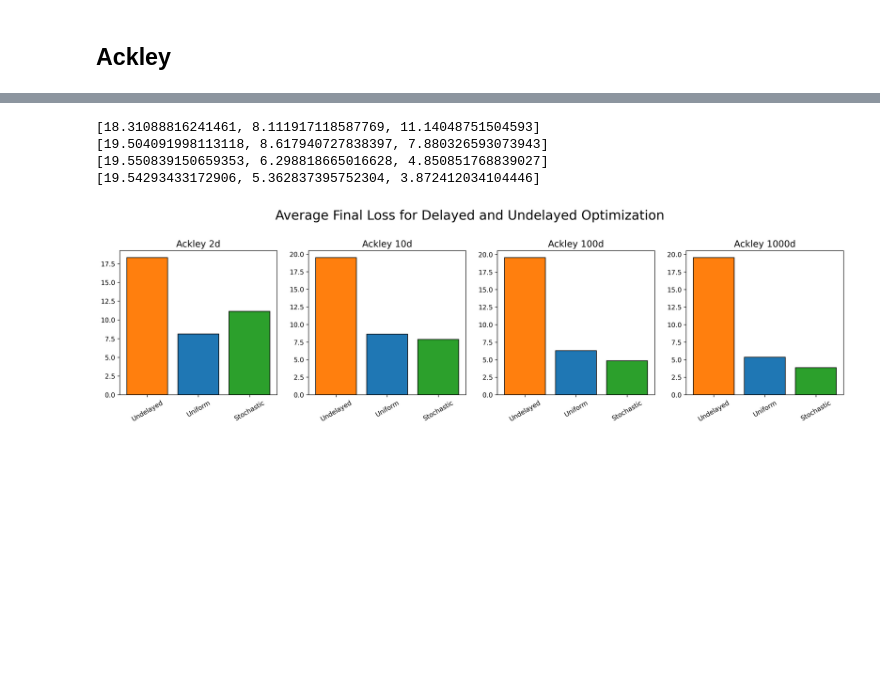
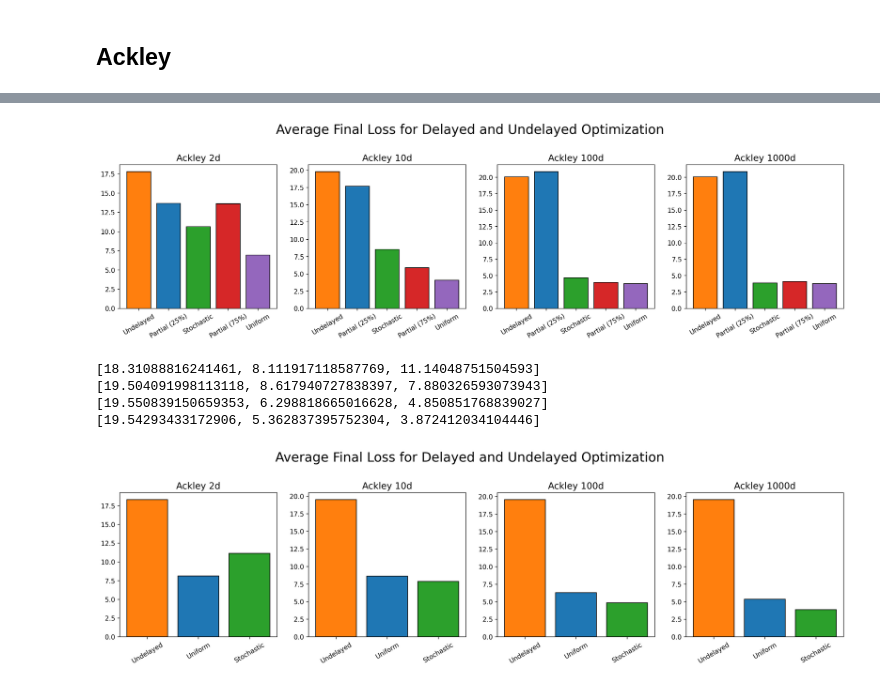
Before and after one commit to ebensonm/delay-optimizer, a Jupyter notebook: DelayEffects/bar_plots.ipynb, the cells around one changed output, grey strips where cells are left out. Cells and saved outputs as stored; diff of their text form; code cells hidden in the pictures; blank space fills up the shorter version.

```diff
--- a/DelayEffects/bar_plots.ipynb
+++ b/DelayEffects/bar_plots.ipynb
@@ -172,3 +191,10 @@ def plot_bar(loss_name, file_tags, delay_names=None, logscale=False, clip_axis=F
+# %%
+file_tags = ['stochL1_undel', 'stochL1_part25L1', 'optimal_stochL1', 'stochL1_part75L1', 'stochL1_unifL1']
+labels = ['Undelayed', 'Partial (25%)', 'Stochastic', 'Partial (75%)', 'Uniform']
+plot_hist("Ackley", file_tags, labels)
+plt.show()
+# %% [output]
+[figure, added]
 # %%
 file_tags = ["optimal_undel", "undelayed_unif_full", "optimal_stoch"]
 plot_bar("Ackley", file_tags, delay_names=["Undelayed", "Uniform", "Stochastic"])
```
Also changed, not shown: parts of 9 cells of this notebook.
